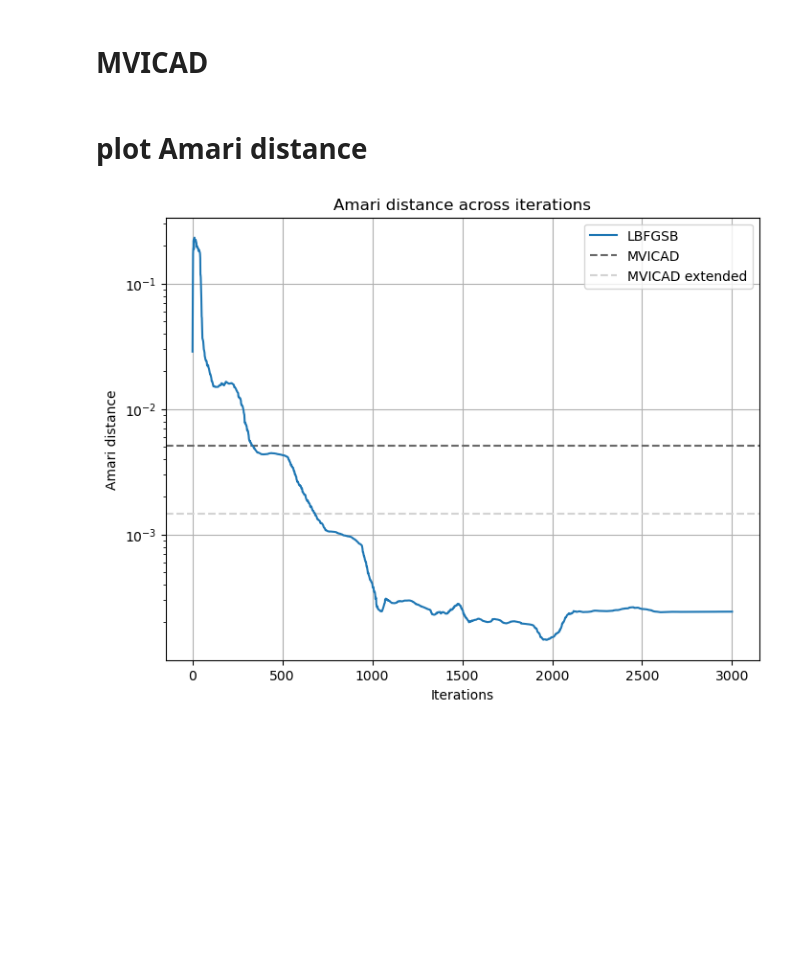
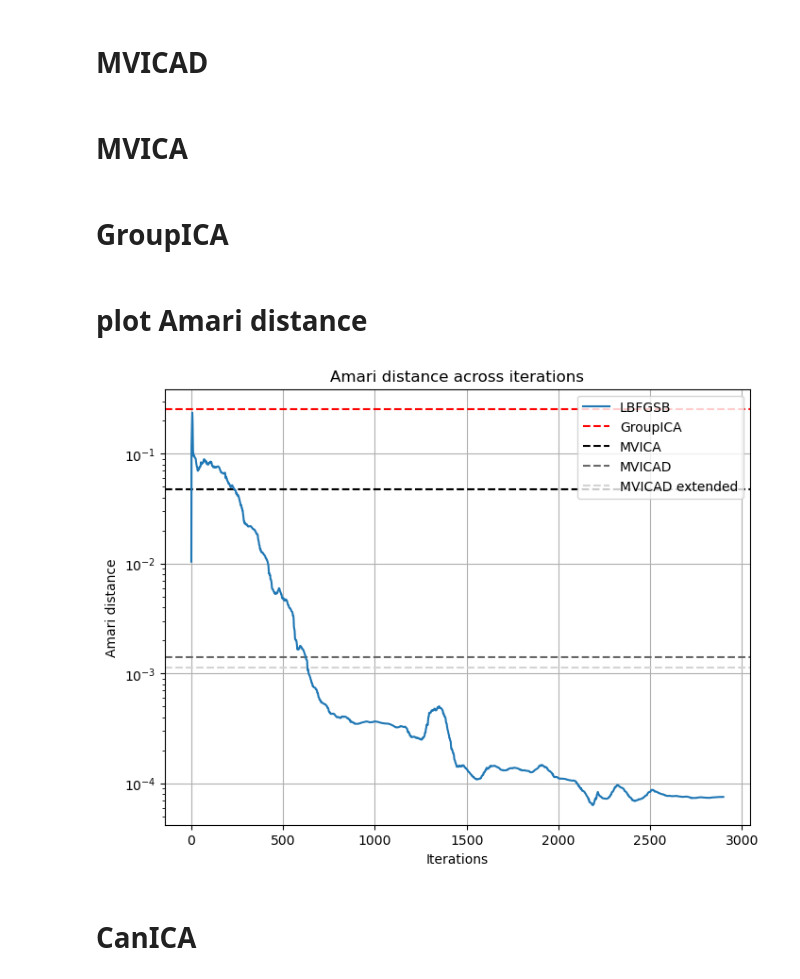
Before and after one commit to AmbroiseHeurtebise/internship_m2, a Jupyter notebook: tbme/sanity_check_mvica_ds.ipynb, the cells around one changed output. Saved outputs shown, nothing was run; the diff lists cells and outputs as text; code cells hidden in the pictures; blank space fills up the shorter version.

Commit message:
also plot MVICA and GroupICA

```diff
--- a/tbme/sanity_check_mvica_ds.ipynb
+++ b/tbme/sanity_check_mvica_ds.ipynb
@@ -89,6 +92,9 @@ W_list_lbfgsb, dilations_lbfgsb, shifts_lbfgsb, Y_list_lbfgsb, callback, W_list_
     use_envelop_term=use_envelop_term,
     penalization_scale=penalization_scale,
     return_all_iterations=return_all_iterations,
+    factr=1e5,
+    pgtol=1e-8,
+    max_iter=max_iter,
     nb_points_grid_init=nb_points_grid_init,
 )
 # %% [output]
@@ -249,6 +255,7 @@ plt.show()
 # MVICAD max_delay=max_shift
 _, W_mvicad, S_mvicad, _, shifts_mvicad, _ = mvica_s(
     X_list,
+    max_iter=max_iter,
     init=W_list_permica,
     shared_delays=False,
     max_delay=int(max_shift*n),
@@ -262,6 +269,7 @@ max_delay_samples = np.ceil(max_delay * n).astype("int")
 
 _, W_mvicad_2, S_mvicad_2, _, shifts_mvicad_2, _ = mvica_s(
     X_list,
+    max_iter=max_iter,
     init=W_list_permica,
     shared_delays=False,
     max_delay=max_delay_samples,
@@ -272,6 +280,33 @@ _, W_mvicad_2, S_mvicad_2, _, shifts_mvicad_2, _ = mvica_s(
 # compute Amari distance
 amari_mvicad = np.mean([amari_distance(W, A) for W, A in zip(W_mvicad, A_list)])
 amari_mvicad_2 = np.mean([amari_distance(W, A) for W, A in zip(W_mvicad_2, A_list)])
+# %% [markdown]
+# MVICA
+# %%
+# MVICA
+_, W_mvica, S_mvica = multiviewica(
+    X_list,
+    init=W_list_permica,
+    max_iter=max_iter,
+    random_state=random_state,
+    tol=1e-3,
+)
+
+# compute Amari distance
+amari_mvica = np.mean([amari_distance(W, A) for W, A in zip(W_mvica, A_list)])
+# %% [markdown]
+# GroupICA
+# %%
+# GroupICA
+_, W_groupica, S_groupica = groupica(
+    X_list,
+    max_iter=max_iter,
+    random_state=random_state,
+    tol=1e-7,
+)
+
+# compute Amari distance
+amari_groupica = np.mean([amari_distance(W, A) for W, A in zip(W_groupica, A_list)])
 # %% [markdown]
 # plot Amari distance
 # %%
@@ -280,6 +315,10 @@ amari_lbfgsb = [amari_init]
 for W_list in tqdm(callback.memory_W):
     amari_lbfgsb.append(np.mean([amari_distance(W, A) for W, A in zip(W_list, A_list)]))
 # %%
-plot_amari_across_iters(amari_lbfgsb, amari_mvicad=amari_mvicad, amari_mvicad_ext=amari_mvicad_2)
+plot_amari_across_iters(
+    amari_lbfgsb, amari_mvicad=amari_mvicad, amari_mvicad_ext=amari_mvicad_2,
+    amari_mvica=amari_mvica, amari_groupica=amari_groupica)
 # %% [output]
-[figure, old version]
+[figure, new version]
+# %% [markdown]
+# CanICA
```
Also changed, not shown: parts of 10 cells of this notebook.
